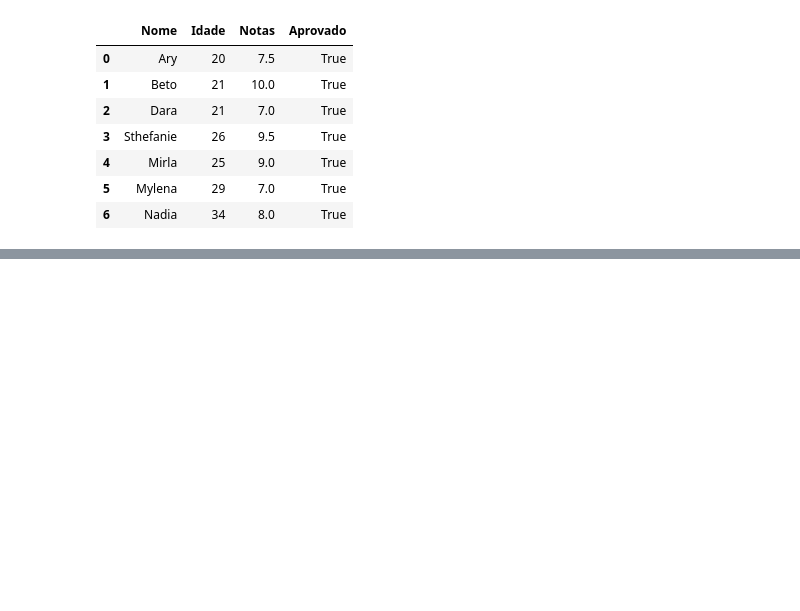
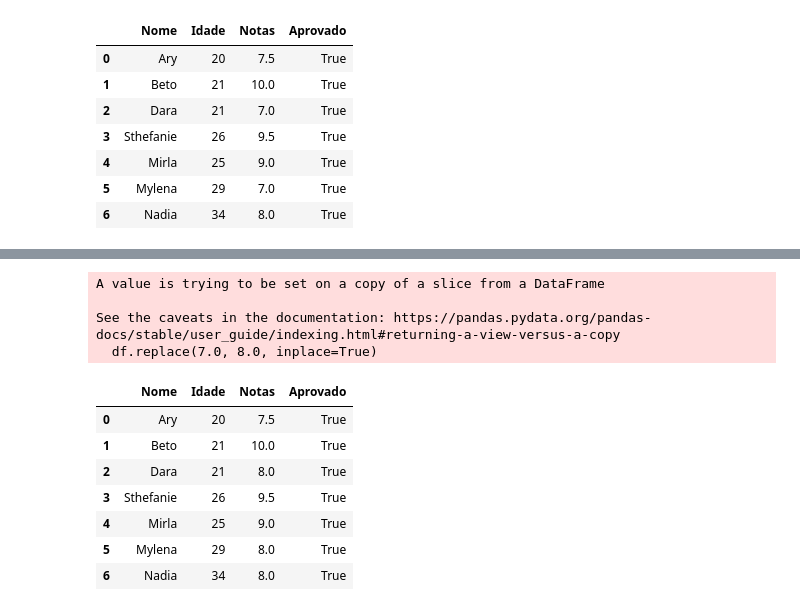
Before and after one commit to carlos-moreno/introducao-pandas, a Jupyter notebook: desafio_modulo_2_introducao_pandas.ipynb, the cells around one changed output, grey strips where cells are left out. Drawn from its saved outputs; the diff is of its cells as text; code cells hidden in the pictures; blank space fills up the shorter version.

Commit message:
Replace das notas iguais a 7 por 8

```diff
--- a/desafio_modulo_2_introducao_pandas.ipynb
+++ b/desafio_modulo_2_introducao_pandas.ipynb
@@ -83,0 +86,17 @@ pd.read_csv("alunos_aprovados.csv")
+# %%
+df.replace(7.0, 8.0, inplace=True)
+df.to_csv("alunos_aprovados.csv", index=False)
+pd.read_csv("alunos_aprovados.csv")
+# %% [output]
+A value is trying to be set on a copy of a slice from a DataFrame
+
+See the caveats in the documentation: https://pandas.pydata.org/pandas-docs/stable/user_guide/indexing.html#returning-a-view-versus-a-copy
+  df.replace(7.0, 8.0, inplace=True)
+|  | Nome | Idade | Notas | Aprovado |
+| 0 | Ary | 20 | 7.5 | True |
+| 1 | Beto | 21 | 10.0 | True |
+| 2 | Dara | 21 | 8.0 | True |
+| 3 | Sthefanie | 26 | 9.5 | True |
+| 4 | Mirla | 25 | 9.0 | True |
+| 5 | Mylena | 29 | 8.0 | True |
+| 6 | Nadia | 34 | 8.0 | True |
```
Also changed, not shown: parts of 1 cell of this notebook.
